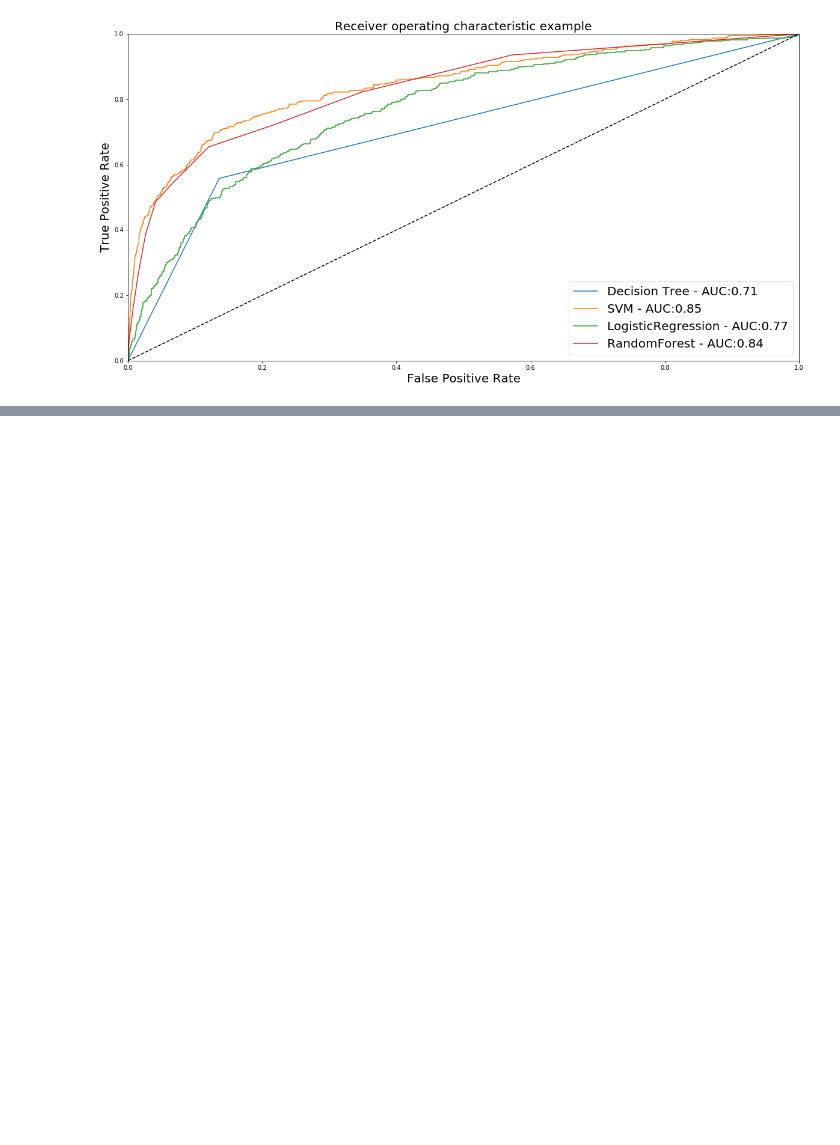
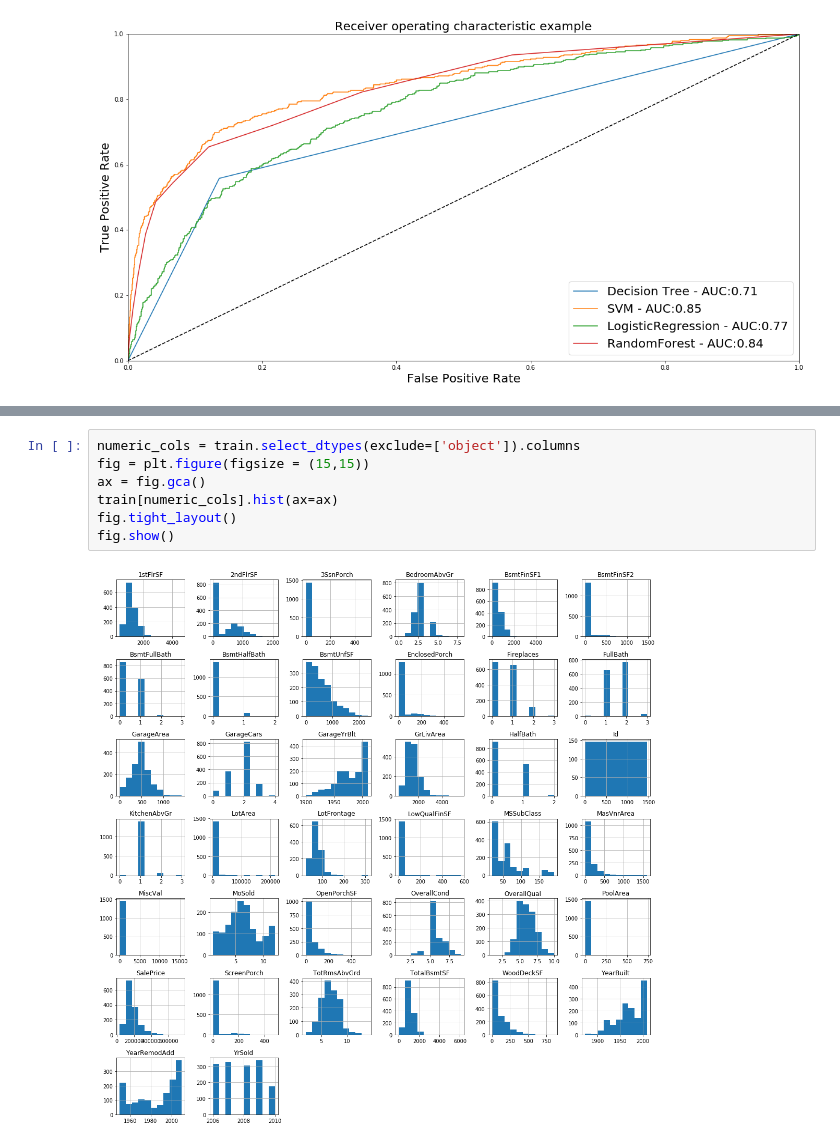
Before and after one commit to ywchiu/cathaybkpython, a Jupyter notebook: Demo20181218.ipynb, the cells around one changed output, grey strips where cells are left out. Drawn from its saved outputs; the diff is of its cells as text; blank space fills up the shorter version.

```diff
--- a/Demo20181218.ipynb
+++ b/Demo20181218.ipynb
@@ -898,0 +966,9 @@ plt.show()
+# %%
+numeric_cols = train.select_dtypes(exclude=['object']).columns
+fig = plt.figure(figsize = (15,15))
+ax = fig.gca()
+train[numeric_cols].hist(ax=ax)
+fig.tight_layout()
+fig.show()
+# %% [output]
+[figure, added]
```
Also changed, not shown: parts of 36 cells of this notebook.
